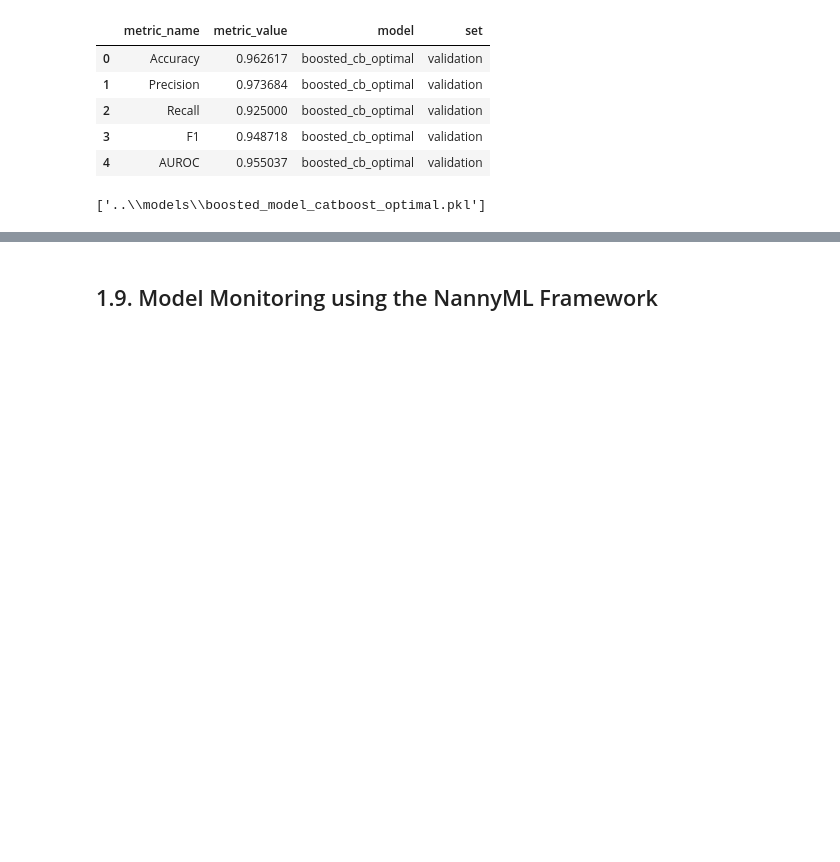
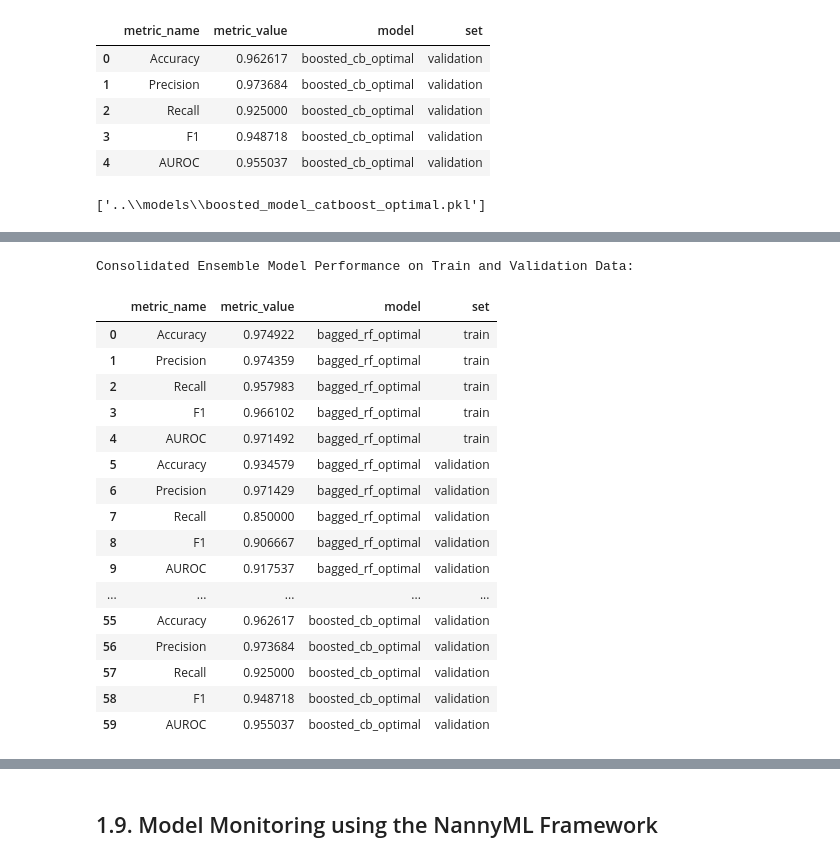
Before and after one commit to JohnPaulinePineda/Portfolio_Project_63, a Jupyter notebook: codes/DetectingAndAnalyzingMachineLearningModelDriftUsingOpenSourceMonitoringTools.ipynb, the cells around one changed output, grey strips where cells are left out. Saved outputs shown, nothing was run; the diff lists cells and outputs as text; code cells hidden in the pictures; blank space fills up the shorter version.

```diff
--- a/codes/DetectingAndAnalyzingMachineLearningModelDriftUsingOpenSourceMonitoringTools.ipynb
+++ b/codes/DetectingAndAnalyzingMachineLearningModelDriftUsingOpenSourceMonitoringTools.ipynb
@@ -3472,0 +3485,41 @@ joblib.dump(boosted_cb_optimal,
+# %%
+##################################
+# Consolidating all the
+# bagged, boosted, stacked and blended
+# model performance measures
+# for the train and validation data
+##################################
+ensemble_train_validation_all_performance = pd.concat([bagged_rf_optimal_train,
+                                             bagged_rf_optimal_validation,
+                                             boosted_ab_optimal_train,
+                                             boosted_ab_optimal_validation,
+                                             boosted_gb_optimal_train,
+                                             boosted_gb_optimal_validation,
+                                             boosted_xgb_optimal_train,
+                                             boosted_xgb_optimal_validation,
+                                             boosted_lgbm_optimal_train,
+                                             boosted_lgbm_optimal_validation,
+                                             boosted_cb_optimal_train,
+                                             boosted_cb_optimal_validation],
+                                            ignore_index=True)
+print('Consolidated Ensemble Model Performance on Train and Validation Data: ')
+display(ensemble_train_validation_all_performance)
+# %% [output]
+Consolidated Ensemble Model Performance on Train and Validation Data:
+|  | metric_name | metric_value | model | set |
+| 0 | Accuracy | 0.974922 | bagged_rf_optimal | train |
+| 1 | Precision | 0.974359 | bagged_rf_optimal | train |
+| 2 | Recall | 0.957983 | bagged_rf_optimal | train |
+| 3 | F1 | 0.966102 | bagged_rf_optimal | train |
+| 4 | AUROC | 0.971492 | bagged_rf_optimal | train |
+| 5 | Accuracy | 0.934579 | bagged_rf_optimal | validation |
+| 6 | Precision | 0.971429 | bagged_rf_optimal | validation |
+| 7 | Recall | 0.850000 | bagged_rf_optimal | validation |
+| 8 | F1 | 0.906667 | bagged_rf_optimal | validation |
+| 9 | AUROC | 0.917537 | bagged_rf_optimal | validation |
+| ... | ... | ... | ... | ... |
+| 55 | Accuracy | 0.962617 | boosted_cb_optimal | validation |
+| 56 | Precision | 0.973684 | boosted_cb_optimal | validation |
+| 57 | Recall | 0.925000 | boosted_cb_optimal | validation |
+| 58 | F1 | 0.948718 | boosted_cb_optimal | validation |
+| 59 | AUROC | 0.955037 | boosted_cb_optimal | validation |
```
Also changed, not shown: parts of 21 cells of this notebook, 2 other files.
